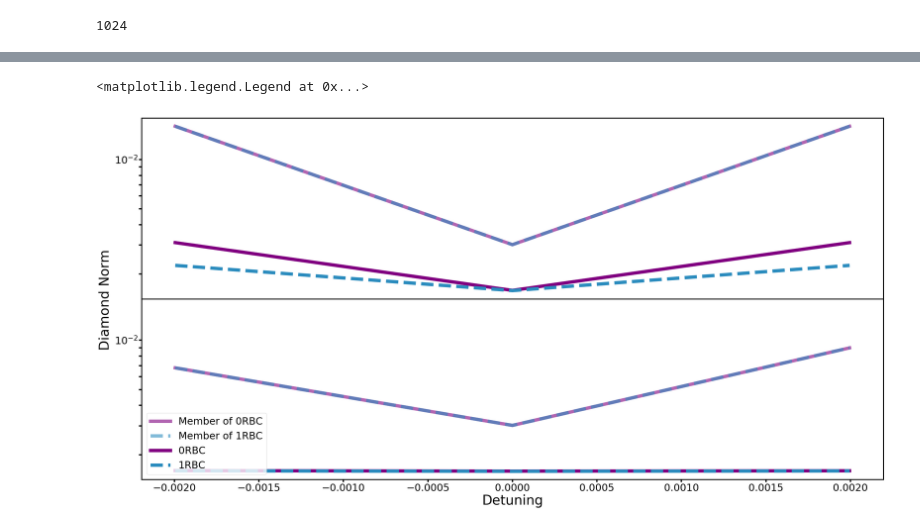
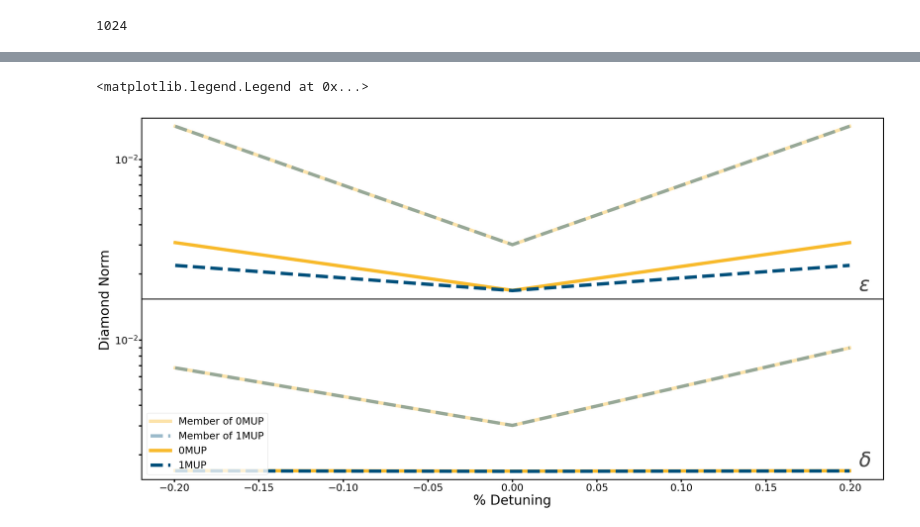
Before and after one commit to ampolloreno/decorrelating_errors, a Jupyter notebook: code/iSWAP 500 steps keeping every 8th control.ipynb, the cells around one changed output, grey strips where cells are left out. Saved outputs shown, nothing was run; the diff lists cells and outputs as text; code cells hidden in the pictures.

```diff
--- a/code/iSWAP 500 steps keeping every 8th control.ipynb
+++ b/code/iSWAP 500 steps keeping every 8th control.ipynb
@@ -492,40 +336,41 @@ tickwidth = fontsize/10
 # %%
 import dill
 import matplotlib.pyplot as plt
 import numpy as np
 %matplotlib inline
 import matplotlib
 matplotlib.rcParams['axes.linewidth'] = 3
 
 which_parameter = 0
 f, axs = plt.subplots(nrows=2, ncols=1, sharex=True, sharey=True, figsize=(40, 20))
 (ax1, ax2) = axs
 for i, which_parameter in enumerate([0, 1, 3, 4]):
     # Qualitatively the same.
     if i in (1, 3):
         continue
     d_norms00 = dill.load(open("d_norms0{}_2_0".format(which_parameter), 'rb'))
     d_norms10 = dill.load(open("d_norms0{}_2_1".format(which_parameter), 'rb'))
     ax = [ax1, None, ax2, None][i]
-    for a, b in ((d_norms00, d_norms10),):# (diamond_norms01, diamond_norms11)):
-        ax.semilogy(values, np.array(a).T[0], linewidth = 10, alpha=.6, color='purple',
-                    label="Member of 0RBC", ls="-");
-        ax.semilogy(values, np.array(b).T[0], linewidth = 10, alpha=.6, color='#2b8cbe',
-                    label="Member of 1RBC", ls="--")
+    for a, b in ((d_norms00, d_norms10),):
+        ax.semilogy(values*100, np.array(a).T[0], linewidth = 10, alpha=.4, color='#f8ba2b',
+                    label="Member of 0MUP", ls="-");
+        ax.semilogy(values*100, np.array(b).T[0], linewidth = 10, alpha=.4, color='#00507b',
+                    label="Member of 1MUP", ls="--")
 
 
-        ax.semilogy(values, np.array(a).T[-1], linewidth = 10, alpha=1, color='purple', label="0RBC", ls="-");
-        ax.semilogy(values,np.array(b).T[-1], linewidth = 10, alpha=1, color='#2b8cbe', label="1RBC", ls="--");
+        ax.semilogy(values*100, np.array(a).T[-1], linewidth = 10, alpha=1, color='#f8ba2b', label="0MUP", ls="-");
+        ax.semilogy(values*100,np.array(b).T[-1], linewidth = 10, alpha=1, color='#00507b', label="1MUP", ls="--");
         ax.tick_params(axis = 'both', which = 'major', labelsize = fontsize*3/4)
         ax.tick_params(axis = 'both', which = 'minor', labelsize = fontsize*3/4)
         for which in ['major', 'minor']:
             ax.xaxis.set_tick_params(width=tickwidth, length=tickwidth*2, which=which)
             ax.yaxis.set_tick_params(width=tickwidth, length=tickwidth*2, which=which)
-
-plt.subplots_adjust(wspace=0, hspace=0)
+    plt.text(.205, .02, r'$\epsilon$', fontsize=fontsize*1.5, color='#484848')
+    plt.text(.205, .0017, r'$\delta$', fontsize=fontsize*1.5, color='#484848')
+    plt.subplots_adjust(wspace=0, hspace=0)
 f.text(.08, 0.5, "Diamond Norm", va='center', rotation='vertical', fontsize=fontsize)
-plt.xlabel("Detuning", fontsize=fontsize)
+plt.xlabel("% Detuning", fontsize=fontsize)
 plt.legend(prop={'size': 30}, loc=3)
 # %% [output]
 <matplotlib.legend.Legend at 0x...>
-[figure, old version]
+[figure, new version]
```
Also changed, not shown: parts of 21 cells of this notebook, 12 other files.
